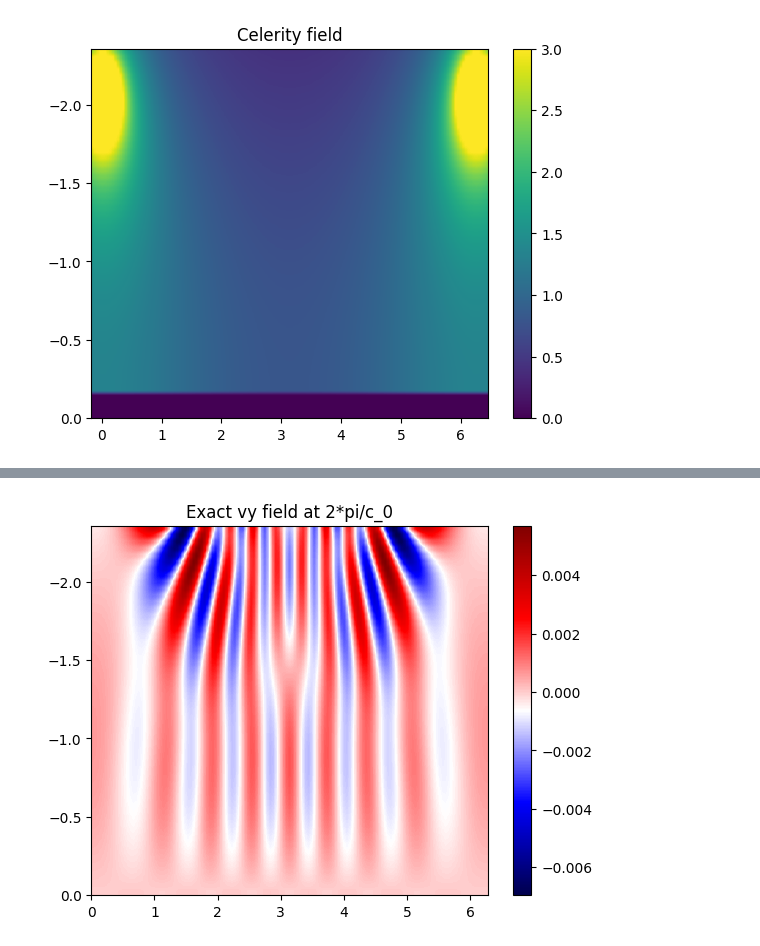
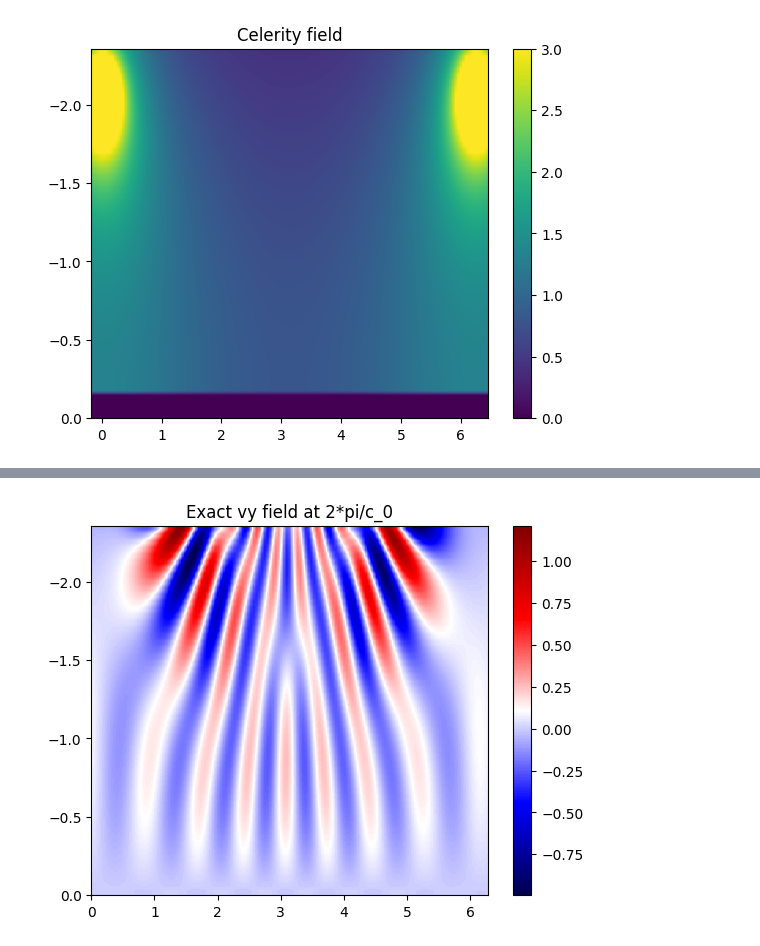
Before and after one commit to devitocodes/schism, a Jupyter notebook: examples/14_1st-order_exact_solution_comparison.ipynb, the cells around one changed output, grey strips where cells are left out. Drawn from its saved outputs; the diff is of its cells as text; code cells hidden in the pictures.

```diff
--- a/examples/14_1st-order_exact_solution_comparison.ipynb
+++ b/examples/14_1st-order_exact_solution_comparison.ipynb
@@ -351,8 +400,8 @@ zero_flux_vy = [dv.Eq(v[1][t+1, x, ymax-4+i], -v[1][t+1, x, ymax-5-i], subdomain
                 for i in range(5)]
 # %%
 # Set up number of timesteps
-# t_max = 2*np.pi/c0
-t_max = 2*np.pi/alpha(m, c0)
+t_max = 2*np.pi/c0
+# t_max = 2*np.pi/alpha(m, c0)
 
 nsteps = t_max/dt
 nsteps
@@ -427,8 +491,8 @@ plt.show()
 # %%
-plt.imshow(vy(2*np.pi/alpha(m, c0) + dt/2, xmsh, ymsh+new_grid.spacing[1]/2, c0, m, A, rho).T,
+plt.imshow(vy(t_max + dt/2, xmsh, ymsh+new_grid.spacing[1]/2, c0, m, A).T,
               extent=(0, 2*np.pi, 0, -3*np.pi/4), aspect='auto', cmap='seismic')
 plt.title("Exact vy field at 2*pi/c_0")
 plt.colorbar()
 plt.show()
 # %% [output]
-[figure, old version]
+[figure, new version]
```
Also changed, not shown: parts of 16 cells of this notebook.
